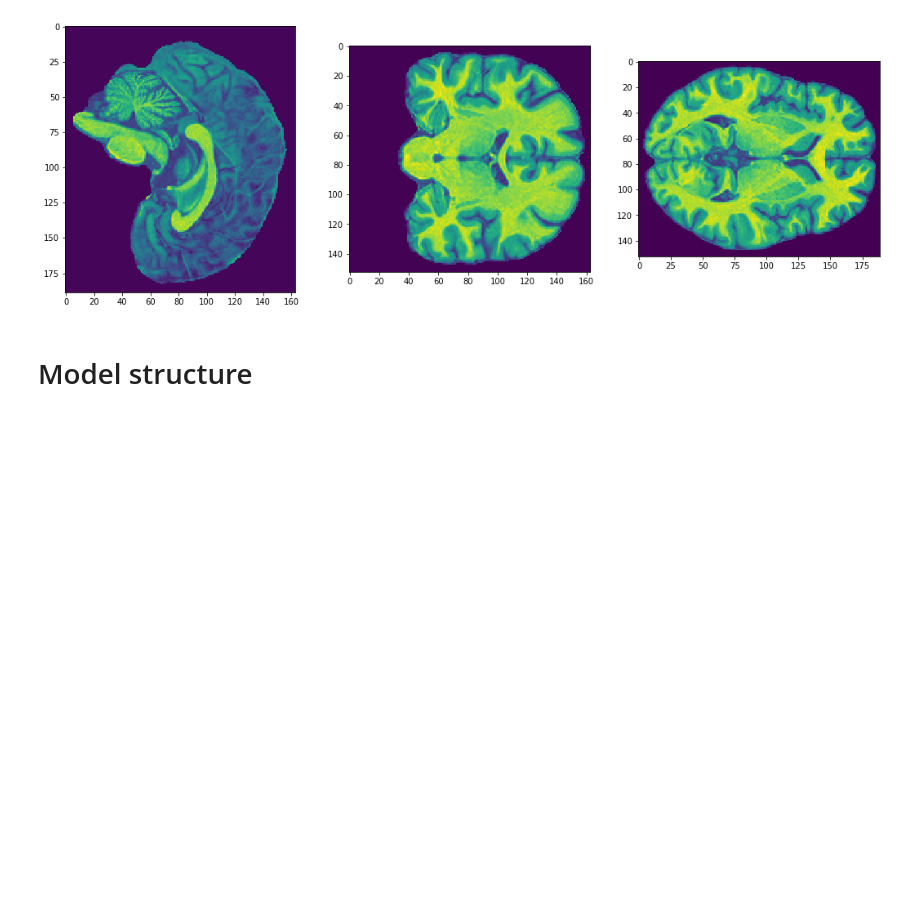
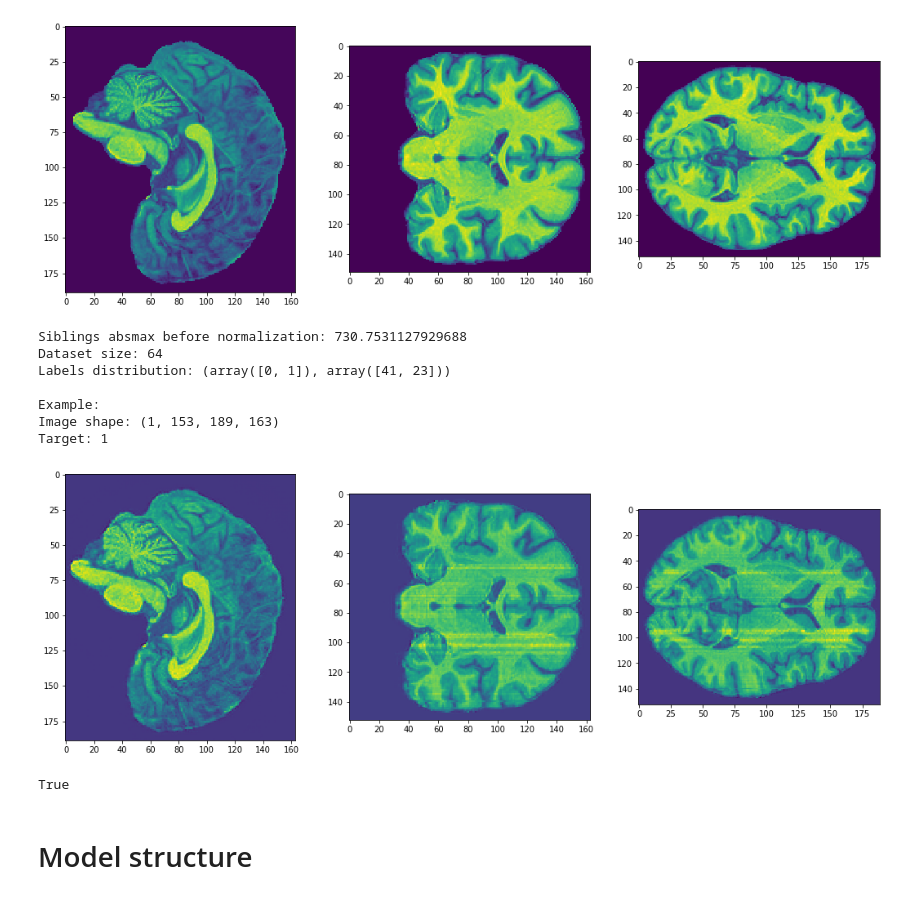
Before and after one commit to rakhimovv/mri-domain-adaptation, a Jupyter notebook: base_smri.ipynb, the cells around one changed output. Drawn from its saved outputs; the diff is of its cells as text; code cells hidden in the pictures; blank space fills up the shorter version.

Commit message:
added CycleGAN results

```diff
--- a/base_smri.ipynb
+++ b/base_smri.ipynb
@@ -105,6 +105,42 @@ Example:
 Image shape: (1, 153, 189, 163)
 Target: 1
 [figure]
+# %%
+# generated by cyclegan
+sibl2la5_dataset = data.LA5_Siblings_MRI(
+    paths=paths.sibl2la5_data,
+    target_path=paths.sibl_target_path,
+    load_online=True,
+    mri_type="sMRI",
+    mri_file_suffix=paths.sibl2la5_smri_file_suffix,
+    coord_min=(0,0,0),
+    img_shape=(153, 189, 163),
+    problems=['Schz/Control'],
+)
+sibl2la5_absmax = la5_absmax
+sibl2la5_dataset.transform = functools.partial(AbsMaxScale, absmax=sibl2la5_absmax)
+print("Siblings absmax before normalization: {}".format(sibl_absmax))
+print("Dataset size: {}".format(len(sibl2la5_dataset)))
+print("Labels distribution: {}\n".format(np.unique(sibl2la5_dataset.labels, return_counts=True)))
+
+print("Example:")
+img, target = sibl2la5_dataset[0]
+print("Image shape: {}".format(img.shape))
+print("Target: {}".format(target))
+viz_tools.plot_central_cuts(img)
+# %% [output]
+Siblings absmax before normalization: 730.7531127929688
+Dataset size: 64
+Labels distribution: (array([0, 1]), array([41, 23]))
+
+Example:
+Image shape: (1, 153, 189, 163)
+Target: 1
+[figure, added]
+# %%
+(sibl2la5_dataset.pids == sibl_dataset.pids).all()
+# %% [output]
+True
 # %% [markdown]
 # Model structure
 # %%
```
Also changed, not shown: parts of 3 cells of this notebook, 1 other file.
